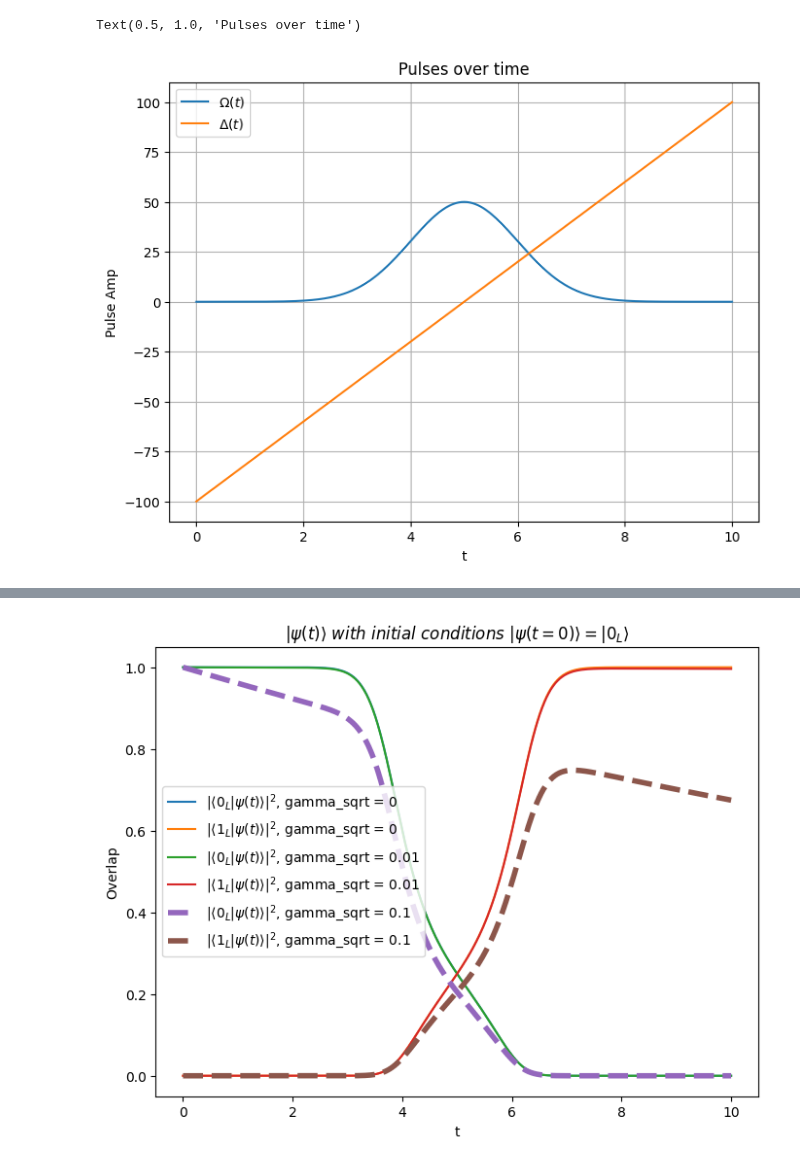
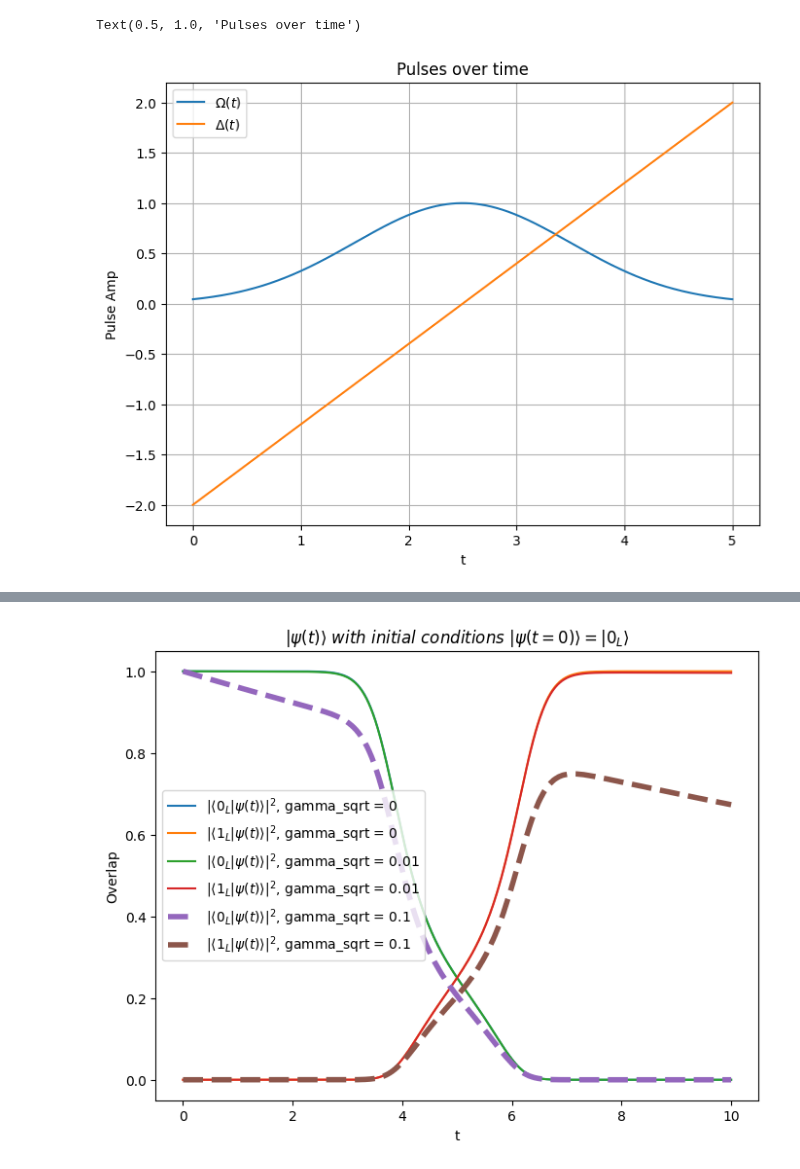
Before and after one commit to chenscheimq/QEC, a Jupyter notebook: RAP/RAP_4_qubit_stabilizer_code.ipynb, the cells around one changed output, grey strips where cells are left out. Drawn from its saved outputs; the diff is of its cells as text; code cells hidden in the pictures.

```diff
--- a/RAP/RAP_4_qubit_stabilizer_code.ipynb
+++ b/RAP/RAP_4_qubit_stabilizer_code.ipynb
@@ -61,24 +61,24 @@ def is_stabilized(state, stabilizers):
     return syndrome, stabilized, overlaps
 # %%
 # defining time dependant coefs
-T = 10
+T = 5
 t = np.linspace(0, T, 1000)
 sigma = 1
-omega_t = 50 * np.exp(-0.5 * ((t - T/2) / sigma) ** 2)
-delta_t = 100*(t / (T/2) - 1)
+omega_t = 1 * np.exp(-0.5 * ((t - T/2) / sigma) ** 2)
+delta_t = 2*(t / (T/2) - 1)
 
 # Plot the wave
 plt.figure(figsize=(8, 6))
 plt.plot(t, omega_t, label=r'$\Omega(t)$')
 plt.plot(t, delta_t, label=r'$\Delta(t)$')
 plt.xlabel("t")
 plt.ylabel("Pulse Amp")
 plt.grid(True)
 plt.legend()
 plt.title("Pulses over time")
 # %% [output]
 Text(0.5, 1.0, 'Pulses over time')
-[figure, old version]
+[figure, new version]
 # %%
 I = qeye(2)
 X = sigmax()
```
Also changed, not shown: parts of 5 cells of this notebook, 1 other file.
